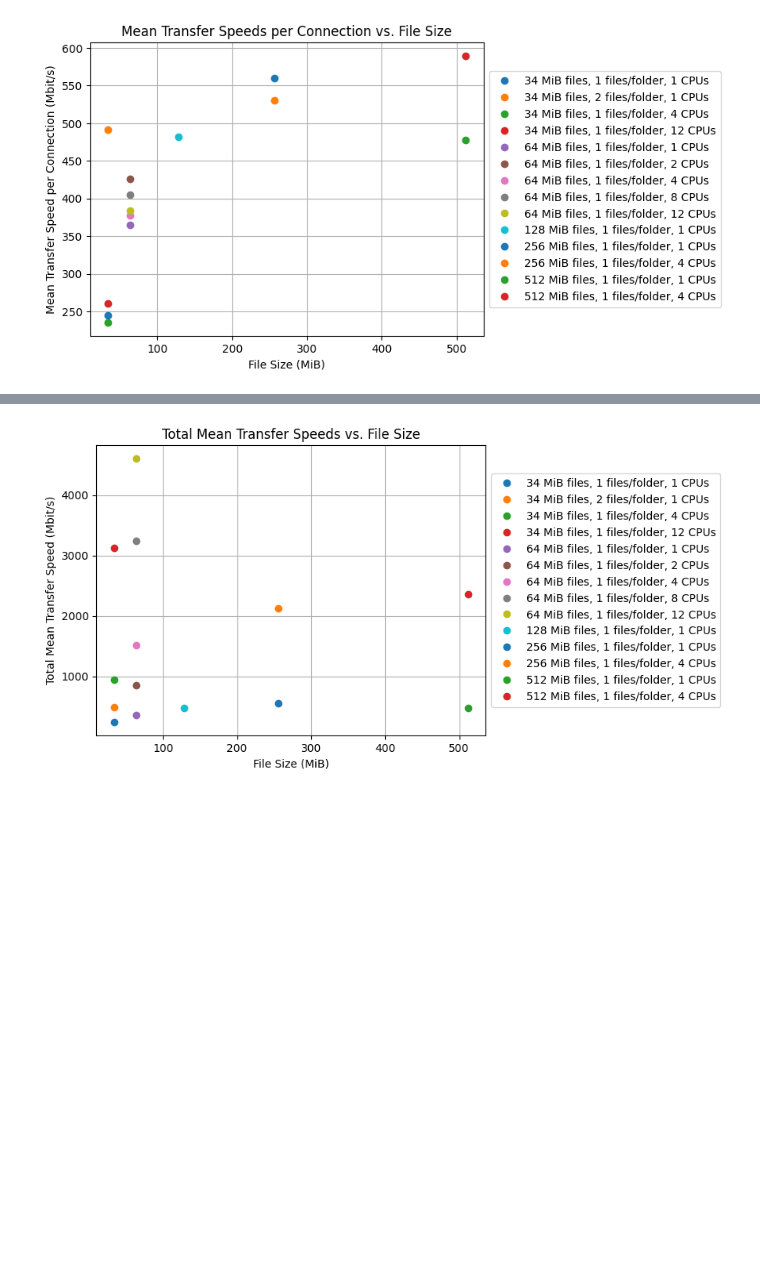
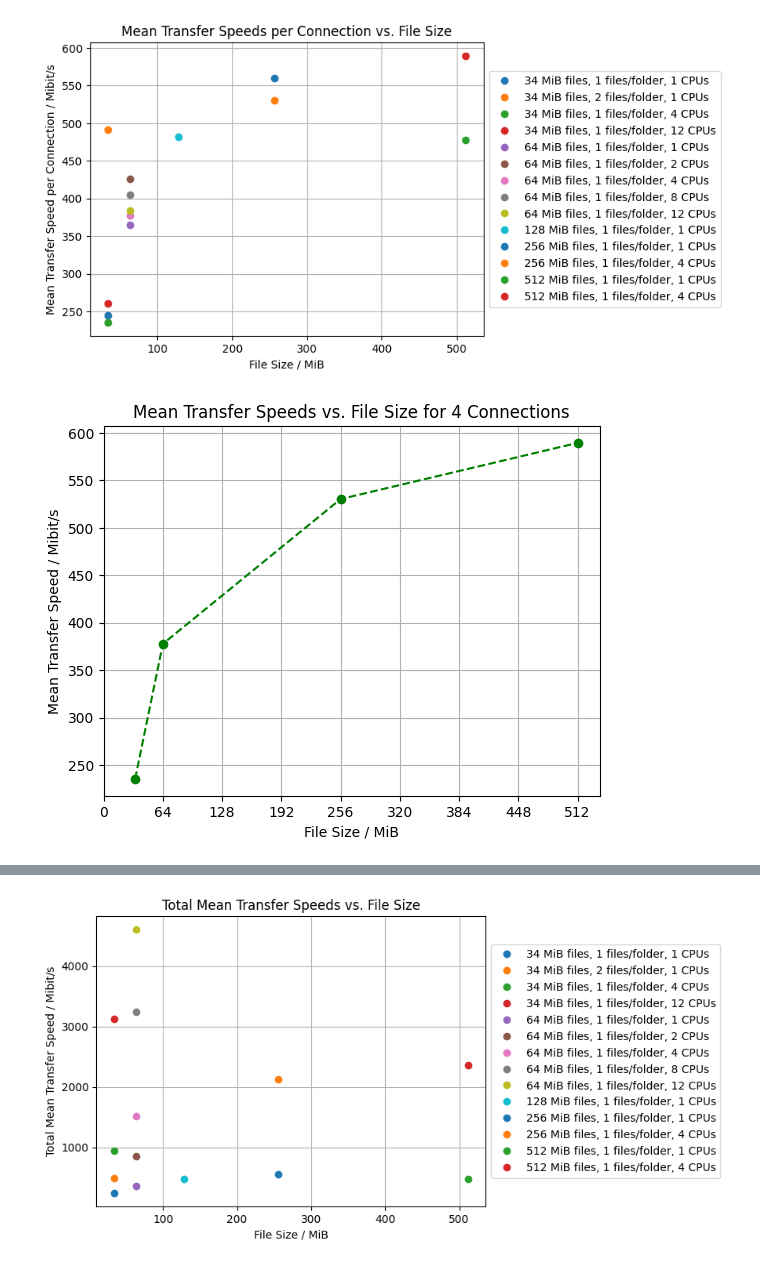
Before and after one commit to lsst-uk/csd3-echo-somerville, a Jupyter notebook: csd3-side/notebooks/transfer_speeds.ipynb, the cells around one changed output, grey strips where cells are left out. Saved outputs shown, nothing was run; the diff lists cells and outputs as text; code cells hidden in the pictures; blank space fills up the shorter version.

```diff
--- a/csd3-side/notebooks/transfer_speeds.ipynb
+++ b/csd3-side/notebooks/transfer_speeds.ipynb
@@ -184,3 +184,27 @@ plt.legend(loc='center left', bbox_to_anchor=(1, 0.5))
 plt.show()
 # %% [output]
 [figure]
+# %%
+file_sizes = []
+mean_mbps = []
+# Single connection only
+for log in logs_df[logs_df['n_procs'] == 4].iterrows():
+    this_log = log[1]
+    if this_log['files_per_folder'] != 1:
+        continue
+
+    # Extract the required columns from logs_df
+    file_sizes.append(this_log['filesize_MiB'])
+    mean_mbps.append(np.mean(this_log['mbps'],axis=0))
+
+# Plot the mean transfer speeds against file size
+plt.plot(file_sizes, mean_mbps, marker='o', linestyle='--', color='g')
+plt.xticks(np.array([0,1,2,3,4,5,6,7,8])*64)
+plt.xlabel('File Size / MiB')
+plt.ylabel('Mean Transfer Speed / Mibit/s')
+plt.title('Mean Transfer Speeds vs. File Size for 4 Connections')
+plt.grid(True)
+# plt.legend(loc='center left', bbox_to_anchor=(1, 0.5))
+plt.show()
+# %% [output]
+[figure, added]
```
Also changed, not shown: parts of 6 cells of this notebook.
